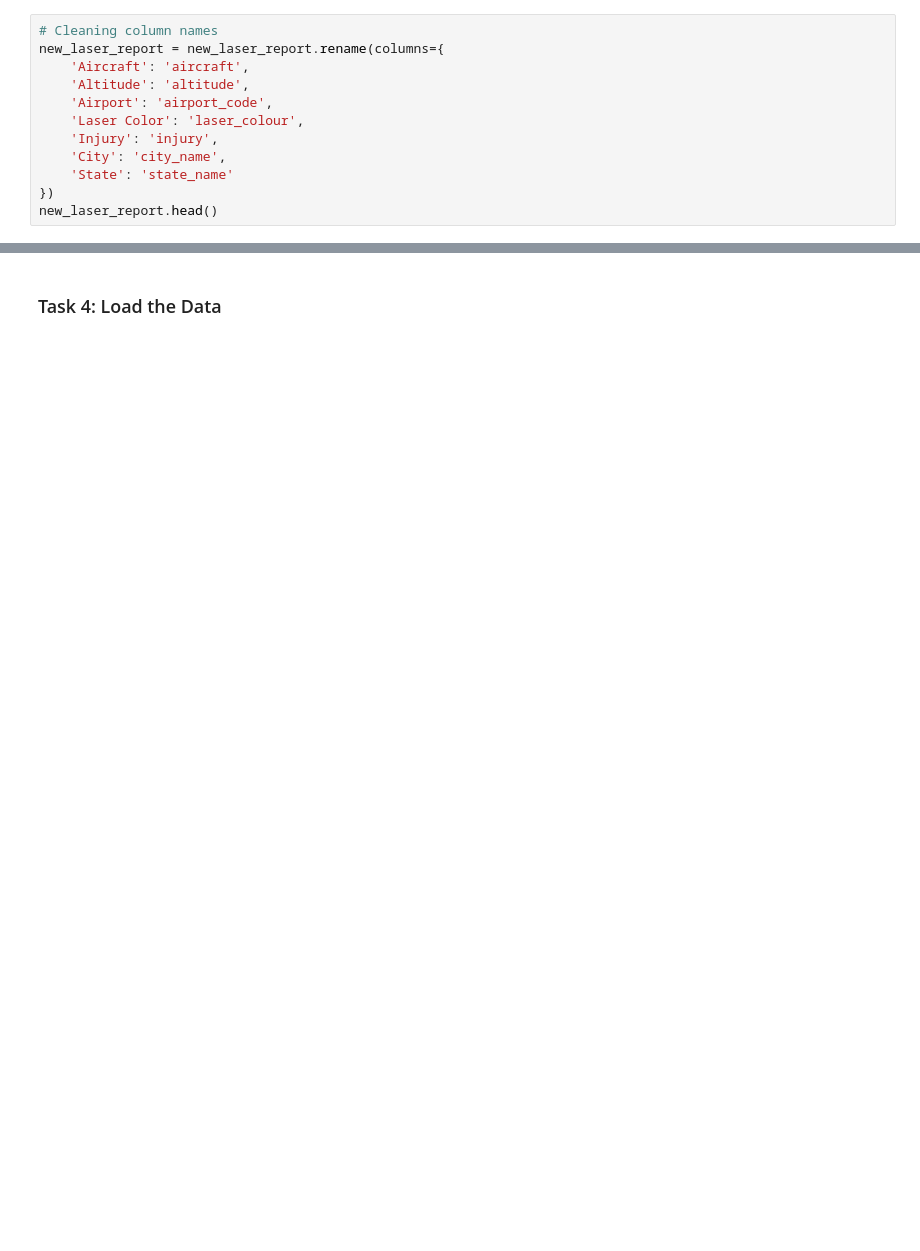
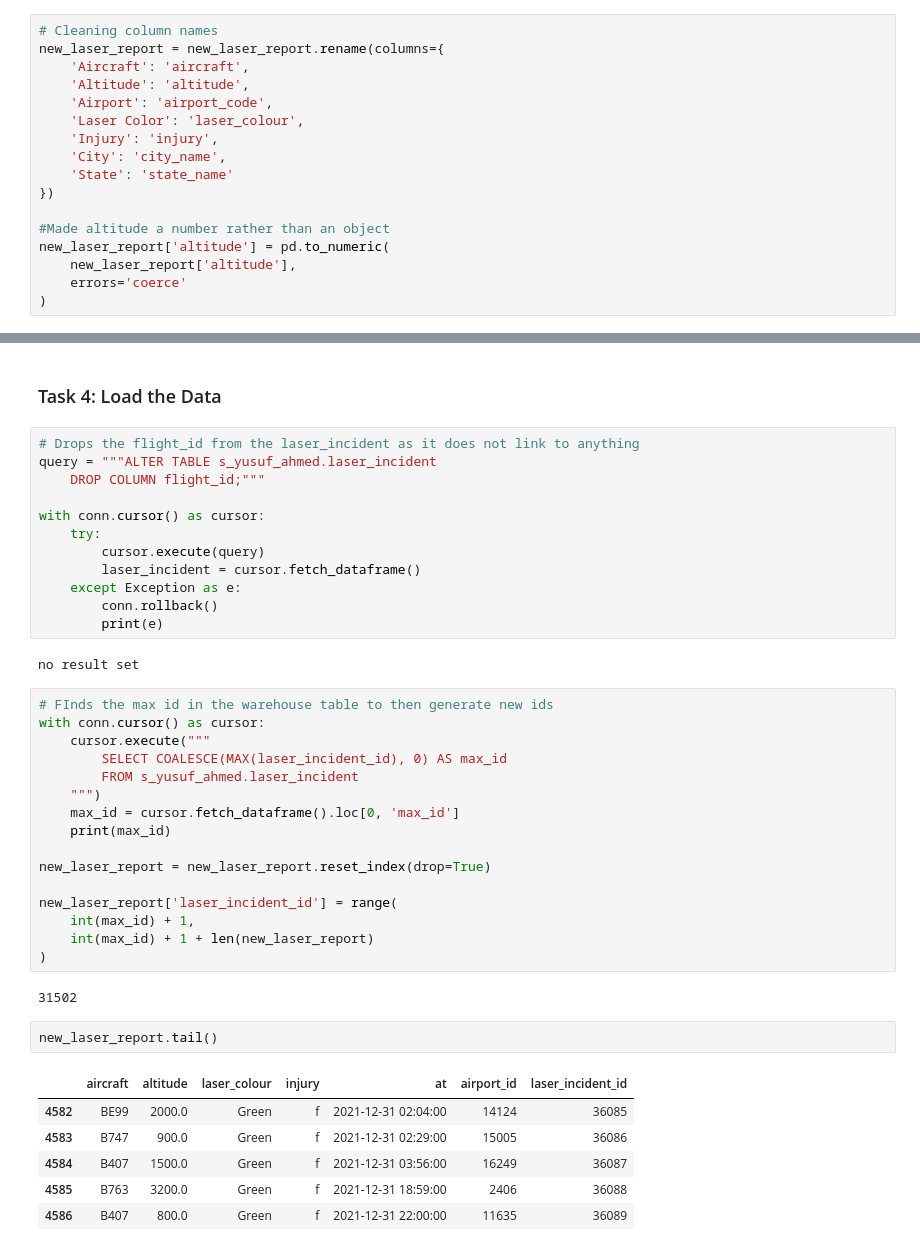
Before and after one commit to yusuf3435V2/Coursework-Data-Analysis-Fundamentals-Week-2, a Jupyter notebook: Coursework_Data_Analysis_Fundamentals_2/challenges.ipynb, the cells around one changed output, grey strips where cells are left out. Cells and saved outputs as stored; diff of their text form; blank space fills up the shorter version.

```diff
--- a/Coursework_Data_Analysis_Fundamentals_2/challenges.ipynb
+++ b/Coursework_Data_Analysis_Fundamentals_2/challenges.ipynb
@@ -452,4 +452,9 @@ new_laser_report = new_laser_report.rename(columns={
     'City': 'city_name',
     'State': 'state_name'
 })
-new_laser_report.head()
+
+#Made altitude a number rather than an object
+new_laser_report['altitude'] = pd.to_numeric(
+    new_laser_report['altitude'],
+    errors='coerce'
+)
@@ -463,2 +536,43 @@ new_laser_report.head()
 # %% [markdown]
 ### Task 4: Load the Data
+# %%
+# Drops the flight_id from the laser_incident as it does not link to anything
+query = """ALTER TABLE s_yusuf_ahmed.laser_incident
+    DROP COLUMN flight_id;"""
+
+with conn.cursor() as cursor:
+    try:
+        cursor.execute(query)
+        laser_incident = cursor.fetch_dataframe()
+    except Exception as e:
+        conn.rollback()
+        print(e)
+# %% [output]
+no result set
+# %%
+# FInds the max id in the warehouse table to then generate new ids
+with conn.cursor() as cursor:
+    cursor.execute("""
+        SELECT COALESCE(MAX(laser_incident_id), 0) AS max_id
+        FROM s_yusuf_ahmed.laser_incident
+    """)
+    max_id = cursor.fetch_dataframe().loc[0, 'max_id']
+    print(max_id)
+
+new_laser_report = new_laser_report.reset_index(drop=True)
+
+new_laser_report['laser_incident_id'] = range(
+    int(max_id) + 1,
+    int(max_id) + 1 + len(new_laser_report)
+)
+# %% [output]
+31502
+# %%
+new_laser_report.tail()
+# %% [output]
+|  | aircraft | altitude | laser_colour | injury | at | airport_id | laser_incident_id |
+| 4582 | BE99 | 2000.0 | Green | f | 2021-12-31 02:04:00 | 14124 | 36085 |
+| 4583 | B747 | 900.0 | Green | f | 2021-12-31 02:29:00 | 15005 | 36086 |
+| 4584 | B407 | 1500.0 | Green | f | 2021-12-31 03:56:00 | 16249 | 36087 |
+| 4585 | B763 | 3200.0 | Green | f | 2021-12-31 18:59:00 | 2406 | 36088 |
+| 4586 | B407 | 800.0 | Green | f | 2021-12-31 22:00:00 | 11635 | 36089 |
```
Also changed, not shown: parts of 5 cells of this notebook, 1 other file.
